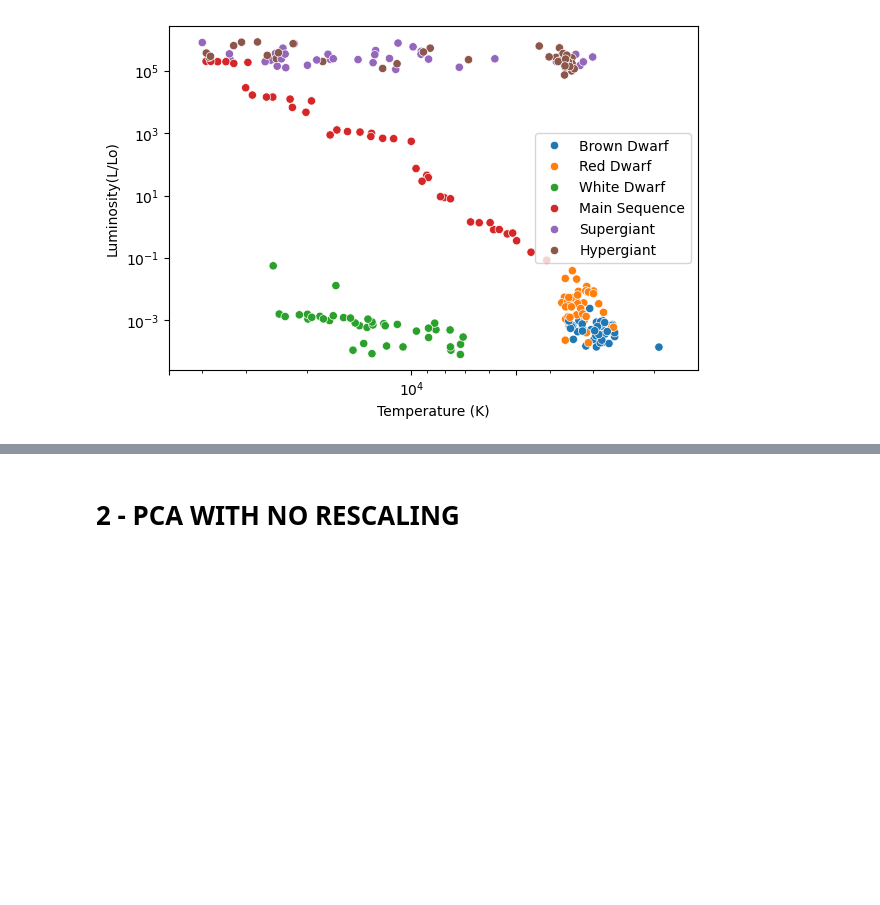
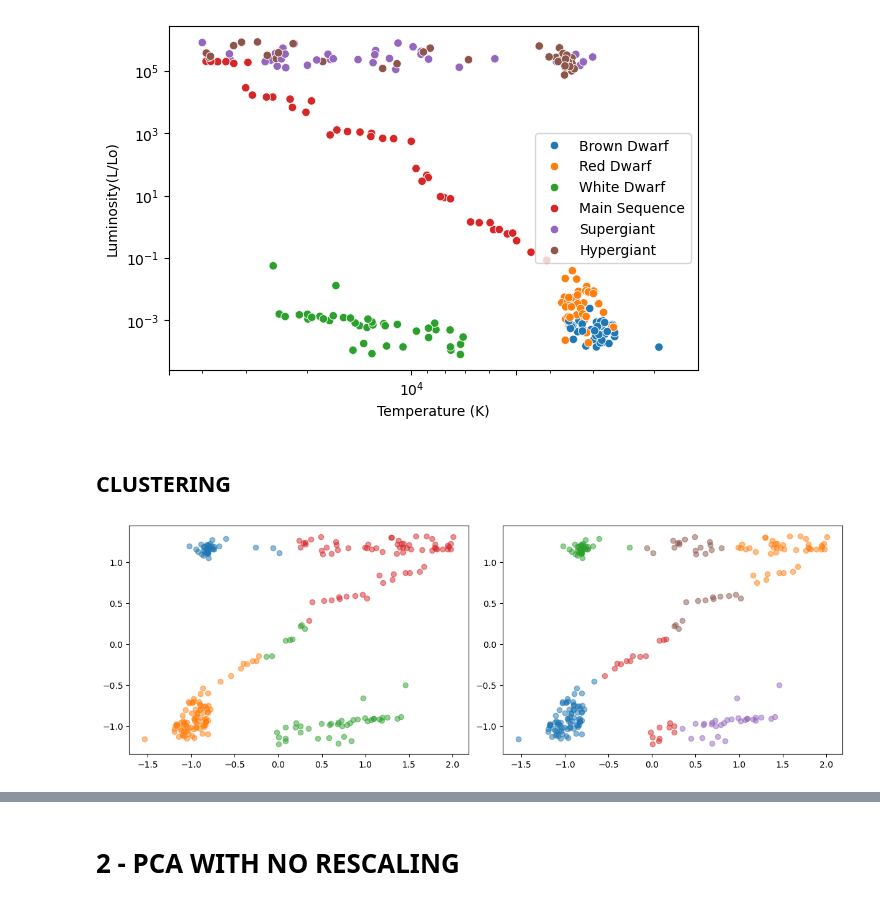
Before and after one commit to RoccoGiugni/ASML-24-25, a Jupyter notebook: L15/L15.ipynb, the cells around one changed output, grey strips where cells are left out. Drawn from its saved outputs; the diff is of its cells as text; code cells hidden in the pictures; blank space fills up the shorter version.

Commit message:
Clustering not accomplished in L15

```diff
--- a/L15/L15.ipynb
+++ b/L15/L15.ipynb
@@ -62,3 +64,31 @@ ax.set_xlim(5e4, 1.5e3)
 plt.show()
 # %% [output]
 [figure]
+# %% [markdown]
+## CLUSTERING
+# %%
+# Set up data
+
+column = ['Temperature (K)', 'Luminosity(L/Lo)']
+X = np.log10(df_stars[column])
+
+scaler = StandardScaler()
+X_scaled = scaler.fit_transform(X)
+# %%
+# KMeans algorithm
+
+n_cl = [4, 6]
+
+fig, axs = plt.subplots(1, 2, figsize=(12, 4), layout='constrained')
+
+for cl, ax in zip(n_cl, axs):
+    clf = KMeans(n_clusters=cl, n_init='auto')
+    clf.fit(X_scaled)
+    centers = clf.cluster_centers_ # location of the clusters
+    labels = clf.predict(X_scaled)
+
+    colors = ['C1', 'C0', 'C2', 'C3']
+    for ii in range(len(labels)):
+        ax.scatter(X_scaled[labels==ii, 0], X_scaled[labels==ii, 1], alpha=0.5) # color=colors[ii],
+# %% [output]
+[figure, added]
```
Also changed, not shown: parts of 12 cells of this notebook, 1 other file.
